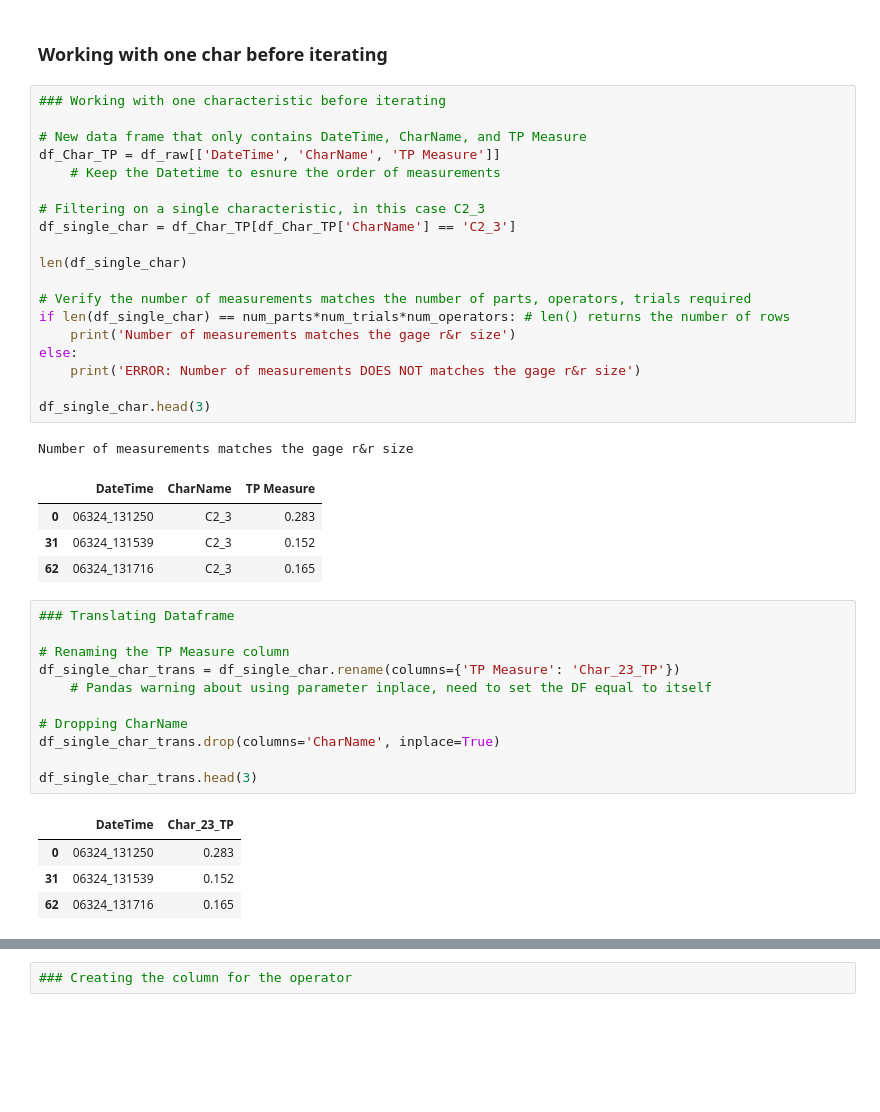
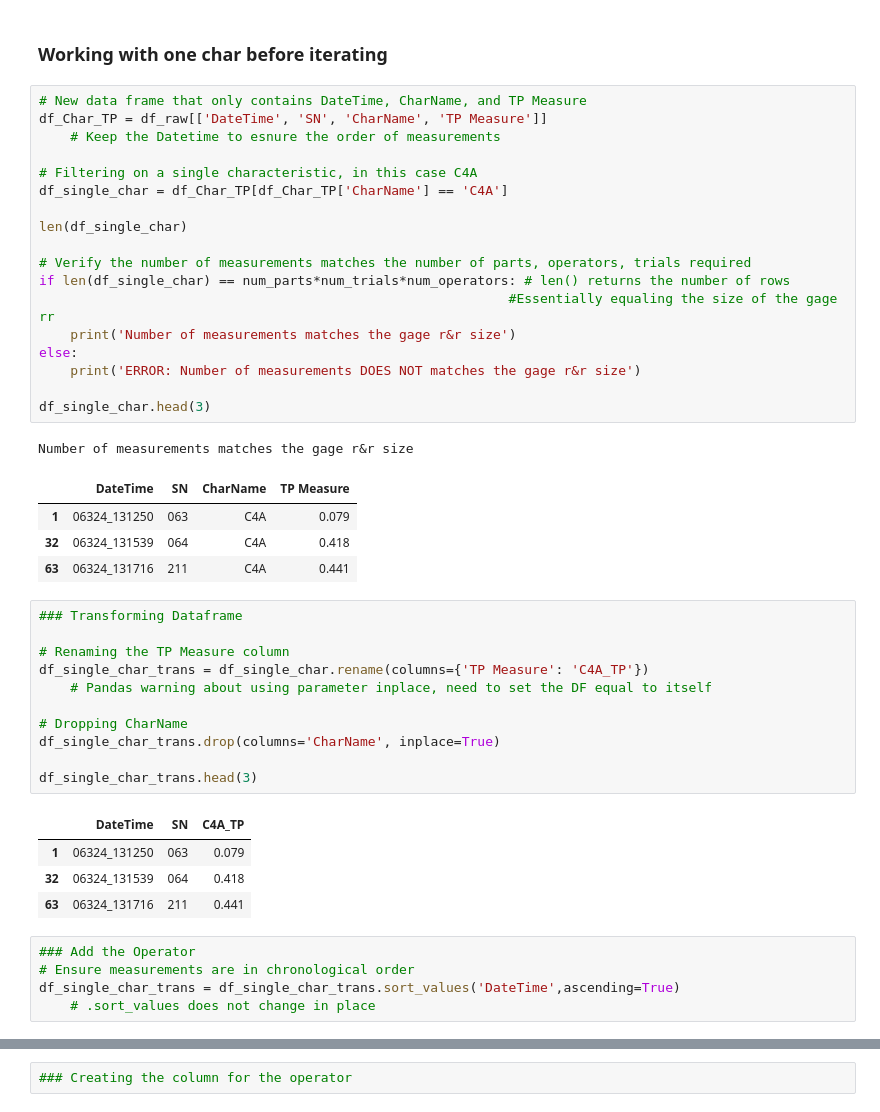
Before and after one commit to kawallac/GoCator-Gage-RR, a Jupyter notebook: Data_Analysis.ipynb, the cells around one changed output, grey strips where cells are left out. Cells and saved outputs as stored; diff of their text form; blank space fills up the shorter version.

Commit message:
Basically there, need to fix operators

```diff
--- a/Data_Analysis.ipynb
+++ b/Data_Analysis.ipynb
@@ -46,35 +46,34 @@ Serial numbers match the number of parts required
 # %% [markdown]
 ### Working with one char before iterating
 # %%
-### Working with one characteristic before iterating
-
 # New data frame that only contains DateTime, CharName, and TP Measure
-df_Char_TP = df_raw[['DateTime', 'CharName', 'TP Measure']]
+df_Char_TP = df_raw[['DateTime', 'SN', 'CharName', 'TP Measure']]
     # Keep the Datetime to esnure the order of measurements
 
-# Filtering on a single characteristic, in this case C2_3
-df_single_char = df_Char_TP[df_Char_TP['CharName'] == 'C2_3']
+# Filtering on a single characteristic, in this case C4A
+df_single_char = df_Char_TP[df_Char_TP['CharName'] == 'C4A']
 
 len(df_single_char)
 
 # Verify the number of measurements matches the number of parts, operators, trials required
 if len(df_single_char) == num_parts*num_trials*num_operators: # len() returns the number of rows
+                                                            #Essentially equaling the size of the gage rr
     print('Number of measurements matches the gage r&r size')
 else:
     print('ERROR: Number of measurements DOES NOT matches the gage r&r size')
 
 df_single_char.head(3)
 # %% [output]
 Number of measurements matches the gage r&r size
-|  | DateTime | CharName | TP Measure |
-| 0 | 06324_131250 | C2_3 | 0.283 |
-| 31 | 06324_131539 | C2_3 | 0.152 |
-| 62 | 06324_131716 | C2_3 | 0.165 |
+|  | DateTime | SN | CharName | TP Measure |
+| 1 | 06324_131250 | 063 | C4A | 0.079 |
+| 32 | 06324_131539 | 064 | C4A | 0.418 |
+| 63 | 06324_131716 | 211 | C4A | 0.441 |
 # %%
-### Translating Dataframe
+### Transforming Dataframe
 
 # Renaming the TP Measure column
-df_single_char_trans = df_single_char.rename(columns={'TP Measure': 'Char_23_TP'})
+df_single_char_trans = df_single_char.rename(columns={'TP Measure': 'C4A_TP'})
     # Pandas warning about using parameter inplace, need to set the DF equal to itself
 
 # Dropping CharName
@@ -82,7 +81,12 @@ df_single_char_trans.drop(columns='CharName', inplace=True)
 
 df_single_char_trans.head(3)
 # %% [output]
-|  | DateTime | Char_23_TP |
-| 0 | 06324_131250 | 0.283 |
-| 31 | 06324_131539 | 0.152 |
-| 62 | 06324_131716 | 0.165 |
+|  | DateTime | SN | C4A_TP |
+| 1 | 06324_131250 | 063 | 0.079 |
+| 32 | 06324_131539 | 064 | 0.418 |
+| 63 | 06324_131716 | 211 | 0.441 |
+# %%
+### Add the Operator
+# Ensure measurements are in chronological order
+df_single_char_trans = df_single_char_trans.sort_values('DateTime',ascending=True)
+    # .sort_values does not change in place
```
Also changed, not shown: parts of 18 cells of this notebook, 1 other file.
